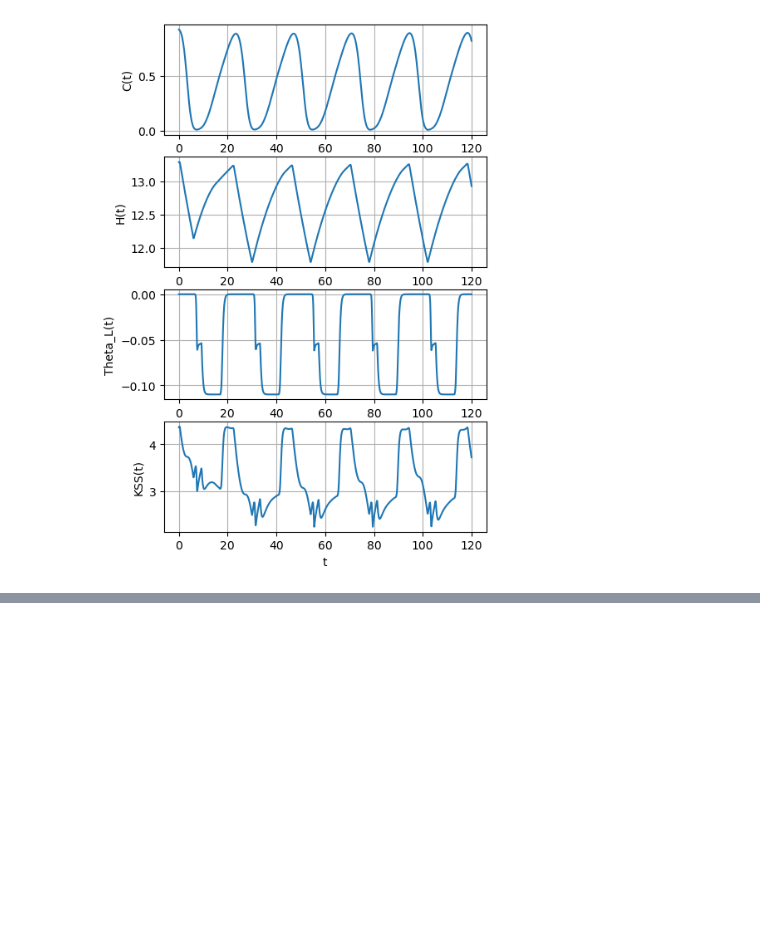
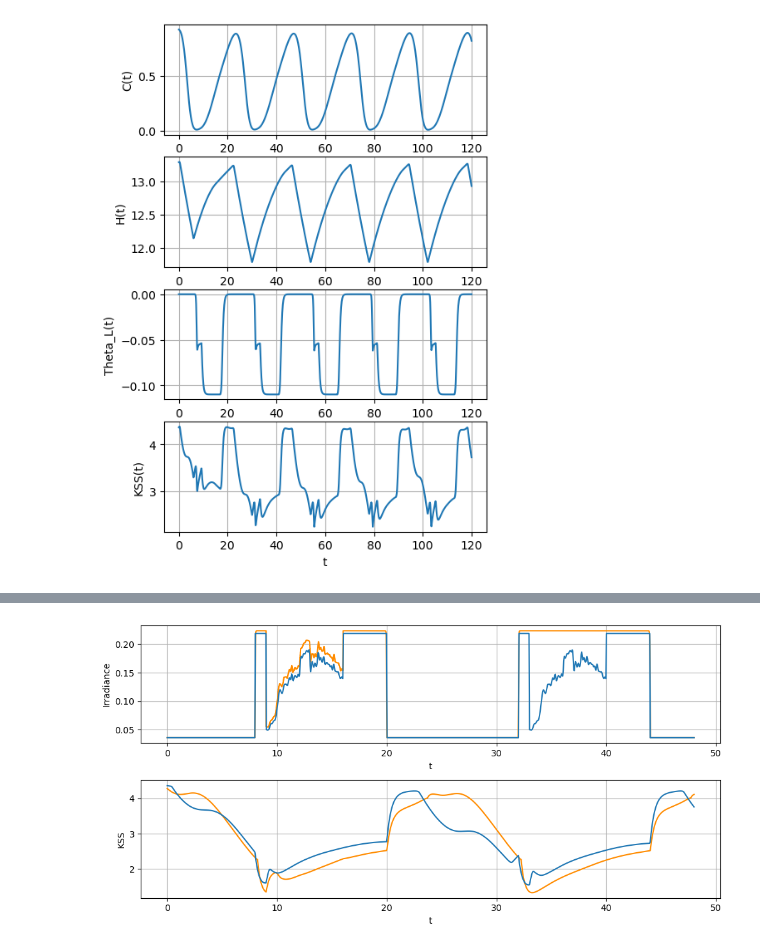
Before and after one commit to adulbrich/arousal-dynamics-model, a Jupyter notebook: test.ipynb, the cells around one changed output, grey strips where cells are left out. Cells and saved outputs as stored; diff of their text form; code cells hidden in the pictures; blank space fills up the shorter version.

```diff
--- a/run_v2.ipynb
+++ b/test.ipynb
@@ -155,0 +156,40 @@ plt.grid(True)
+# %%
+# Extracting all the variables from the model
+V_v = sol[:, 0]
+V_m = sol[:, 1]
+H = sol[:, 2]
+X = sol[:, 3]
+Y = sol[:, 4]
+P = sol[:, 5]
+Theta_L = sol[:, 6]
+A = sol[:,7]
+rho_b = sol[:, 8]
+t_hours = t/3600
+C = models.circadian_drive_v(X,Y)
+AM = models.alertness_measure_v(C, H, Theta_L)
+# %%
+# Extrapolating input irradiance data
+input_extrapolated = [models.irradiance(time, input_file, waketime = 8, bedtime = 20, morning_cutoff=9, afternoon_cutoff=16, default_day_exposure= 165, default_evening_exposure=165, default_night_exposure=27, ramp = False) for time in t]
+input_extrapolated_df = pd.DataFrame({'time_seconds': t, 'time_hours': t/3600, 'irradiance': input_extrapolated})
+# %%
+### Plot KSS and Irradiance for Comparison
+plt.figure(figsize=(10,5))
+
+plt.subplot(2,1,1)
+plt.plot(comparison['hours'], comparison['irradiance_mel'], 'darkorange')
+plt.plot(input_extrapolated_df['time_hours'], input_extrapolated_df['irradiance'])
+plt.xlabel('t')
+plt.ylabel('Irradiance')
+plt.grid(True)
+
+plt.subplot(2,1,2)
+plt.plot(comparison['hours'], comparison['KSS'], 'darkorange')
+plt.plot(t_hours, AM)
+plt.xlabel('t')
+plt.ylabel('KSS')
+plt.grid(True)
+
+plt.tight_layout()
+plt.show()
+# %% [output]
+[figure, added]
```
Also changed, not shown: parts of 11 cells of this notebook, 4 other files.
